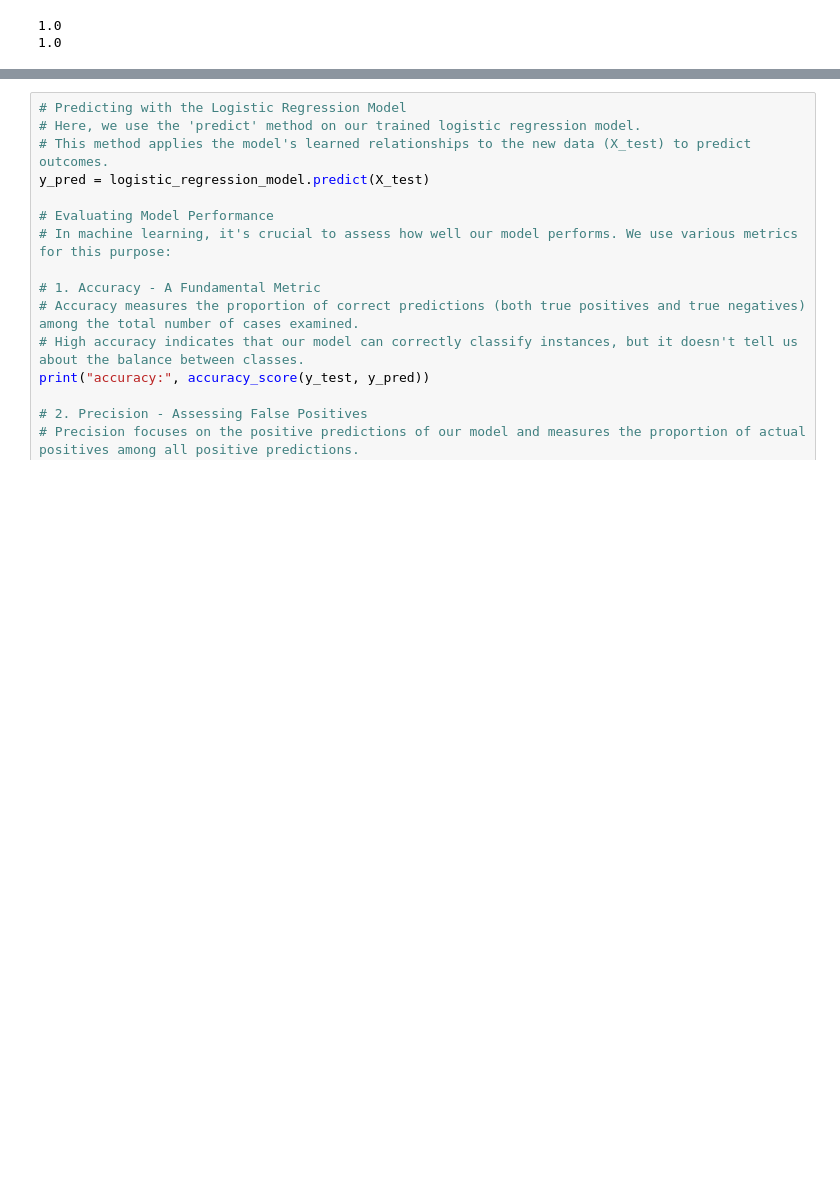
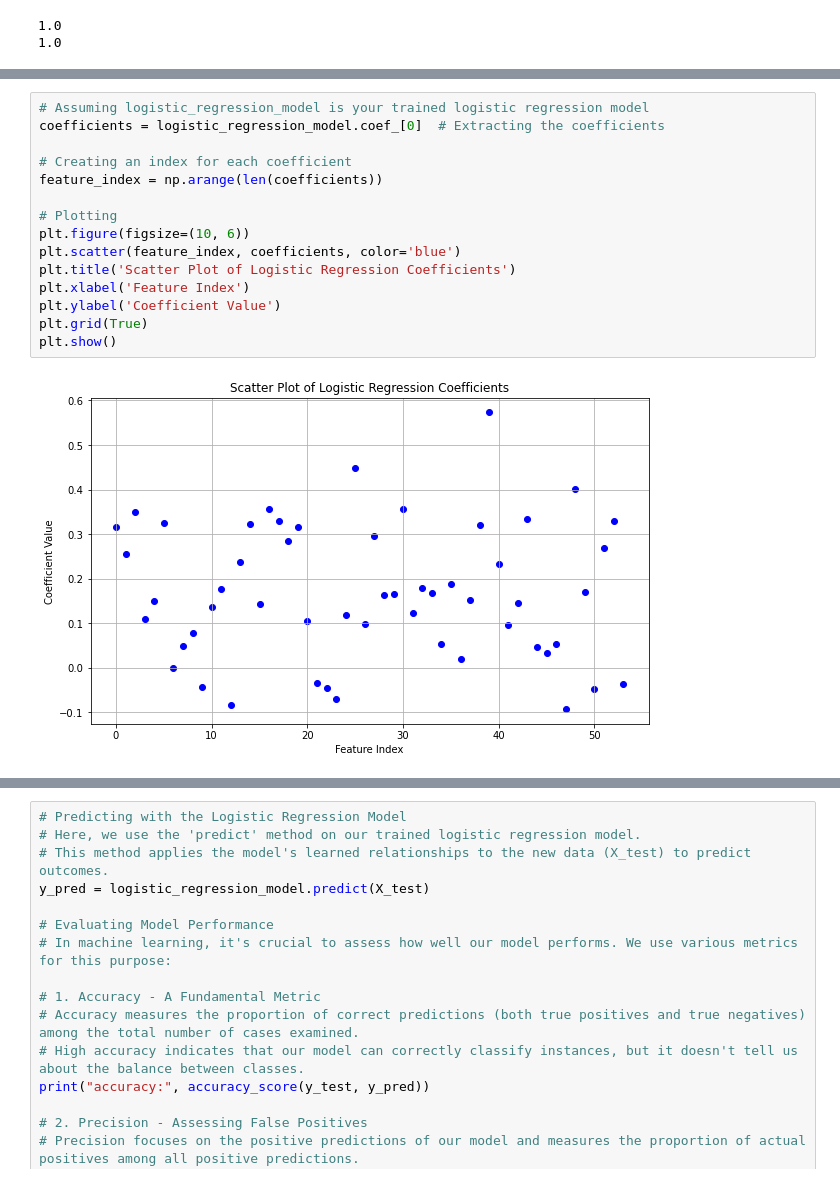
Before and after one commit to MaSOouD69/Divorce, a Jupyter notebook: Divorce Prediction.ipynb, the cells around one changed output, grey strips where cells are left out. Saved outputs shown, nothing was run; the diff lists cells and outputs as text; blank space fills up the shorter version.

Commit message:
more analyze on logestic model

```diff
--- a/Divorce Prediction.ipynb
+++ b/Divorce Prediction.ipynb
@@ -222,0 +238,17 @@ We have achieved a groundbreaking milestone in our project. Our logistic regress
+# %%
+# Assuming logistic_regression_model is your trained logistic regression model
+coefficients = logistic_regression_model.coef_[0]  # Extracting the coefficients
+
+# Creating an index for each coefficient
+feature_index = np.arange(len(coefficients))
+
+# Plotting
+plt.figure(figsize=(10, 6))
+plt.scatter(feature_index, coefficients, color='blue')
+plt.title('Scatter Plot of Logistic Regression Coefficients')
+plt.xlabel('Feature Index')
+plt.ylabel('Coefficient Value')
+plt.grid(True)
+plt.show()
+# %% [output]
+[figure, added]
```
Also changed, not shown: parts of 21 cells of this notebook.
